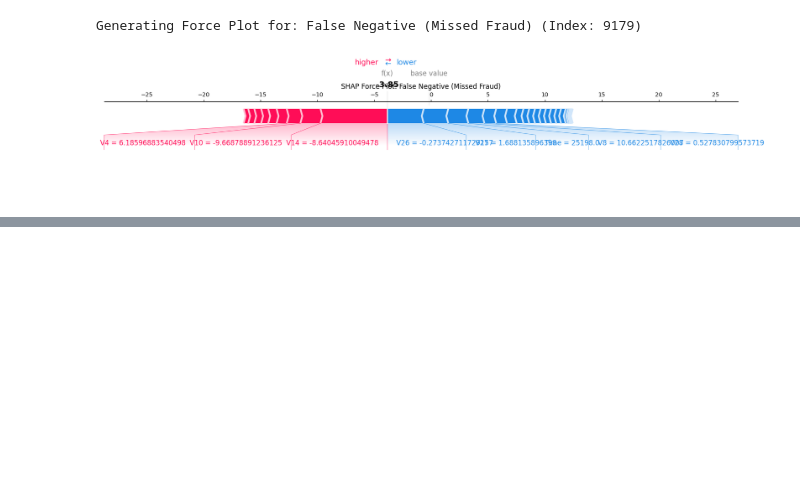
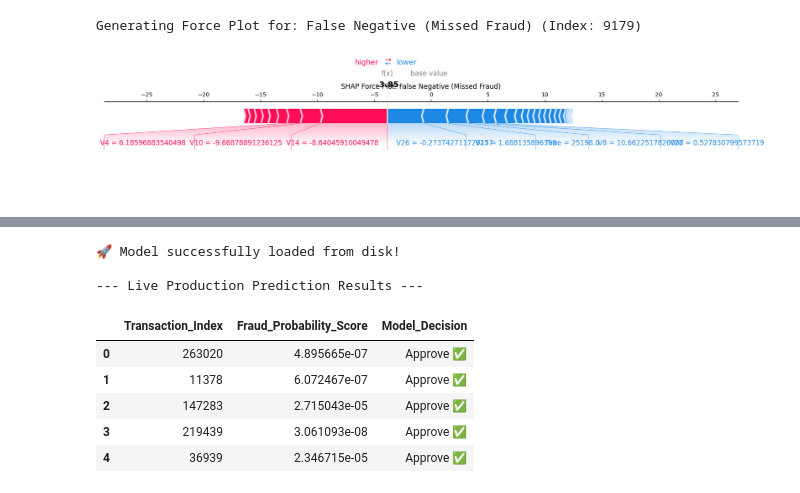
Before and after one commit to Almazt96/Week5_Adey_Innovations_Fraud_Detection, a Jupyter notebook: notebooks/modeling.ipynb, the cells around one changed output, grey strips where cells are left out. Cells and saved outputs as stored; diff of their text form; code cells hidden in the pictures; blank space fills up the shorter version.

```diff
--- a/notebooks/modeling.ipynb
+++ b/notebooks/modeling.ipynb
@@ -247,3 +288,12 @@ Generating Force Plot for: False Positive (Legitimate but Flagged) (Index: 165)
 [figure]
 Generating Force Plot for: False Negative (Missed Fraud) (Index: 9179)
 [figure]
+# %%
+# How to load them back later
+import joblib
+
+# Load the model back in one line
+loaded_xgb_model = joblib.load('models/xgboost_best_model.pkl')
+
+# Now you can immediately predict new data
+# loaded_xgb_model.predict(X_new)
@@ -249,0 +328,63 @@ Generating Force Plot for: False Negative (Missed Fraud) (Index: 9179)
+# %%
+import os
+import joblib
+import pandas as pd
+
+# ==========================================
+# 1. Load the Saved Model
+# ==========================================
+model_path = '../models/xgboost_best_model.pkl'
+
+if os.path.exists(model_path):
+    loaded_model = joblib.load(model_path)
+    print("🚀 Model successfully loaded from disk!")
+else:
+    raise FileNotFoundError(f"Could not find the model file at {model_path}. Did you run the save step?")
+
+# ==========================================
+# 2. Get Your New Transaction Data
+# ==========================================
+# CRITICAL RULE: The new data must have the exact same feature columns,
+# in the exact same order, as the data used to train the model.
+# It must NOT contain the target 'Class' or 'class' column.
+
+# For this example, let's assume you have a file of new incoming transactions:
+# new_transactions = pd.read_csv('new_unseen_data.csv')
+
+# (Alternative for testing right now): Let's just grab 5 samples from your existing X_test
+new_transactions = X_test.head(5)
+
+# ==========================================
+# 3. Run the Predictions
+# ==========================================
+# Get the binary decisions (0 or 1)
+hard_predictions = loaded_model.predict(new_transactions)
+
+# Get the probability scores (column 1 represents the probability of class 1 / Fraud)
+fraud_probabilities = loaded_model.predict_proba(new_transactions)[:, 1]
+
+# ==========================================
+# 4. Create a Clean Action Summary for the Business Team
+# ==========================================
+# Let's combine the results into a human-readable summary table
+summary_df = pd.DataFrame({
+    'Transaction_Index': new_transactions.index,
+    'Fraud_Probability_Score': fraud_probabilities,
+    'Model_Decision': hard_predictions
+})
+
+# Make the model decision look professional
+summary_df['Model_Decision'] = summary_df['Model_Decision'].map({0: 'Approve ✅', 1: 'FLAG AS FRAUD 🚨'})
+
+print("\n--- Live Production Prediction Results ---")
+display(summary_df)
+# %% [output]
+🚀 Model successfully loaded from disk!
+
+--- Live Production Prediction Results ---
+|  | Transaction_Index | Fraud_Probability_Score | Model_Decision |
+| 0 | 263020 | 4.895665e-07 | Approve ✅ |
+| 1 | 11378 | 6.072467e-07 | Approve ✅ |
+| 2 | 147283 | 2.715043e-05 | Approve ✅ |
+| 3 | 219439 | 3.061093e-08 | Approve ✅ |
+| 4 | 36939 | 2.346715e-05 | Approve ✅ |
```
Also changed, not shown: parts of 3 cells of this notebook.
